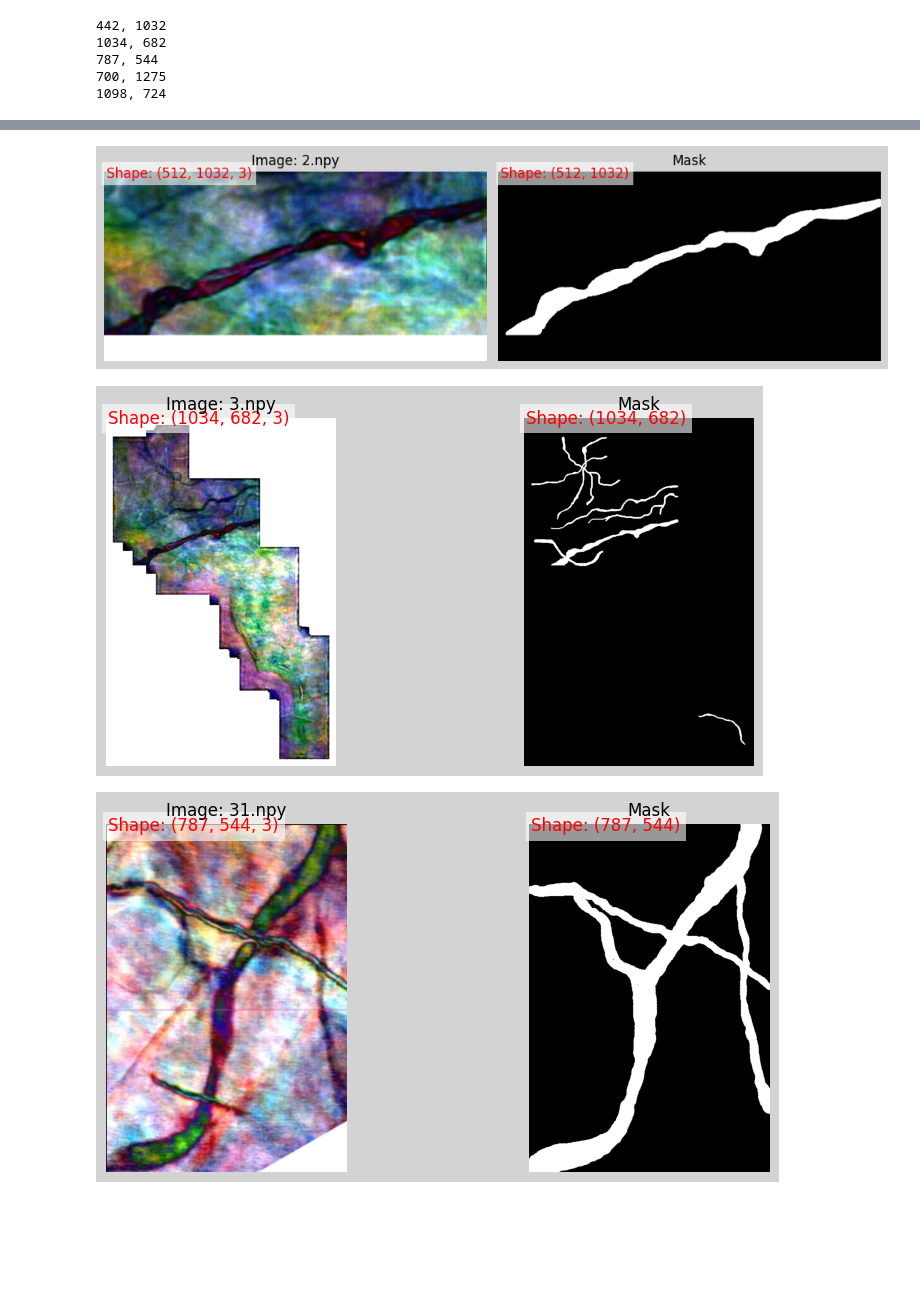
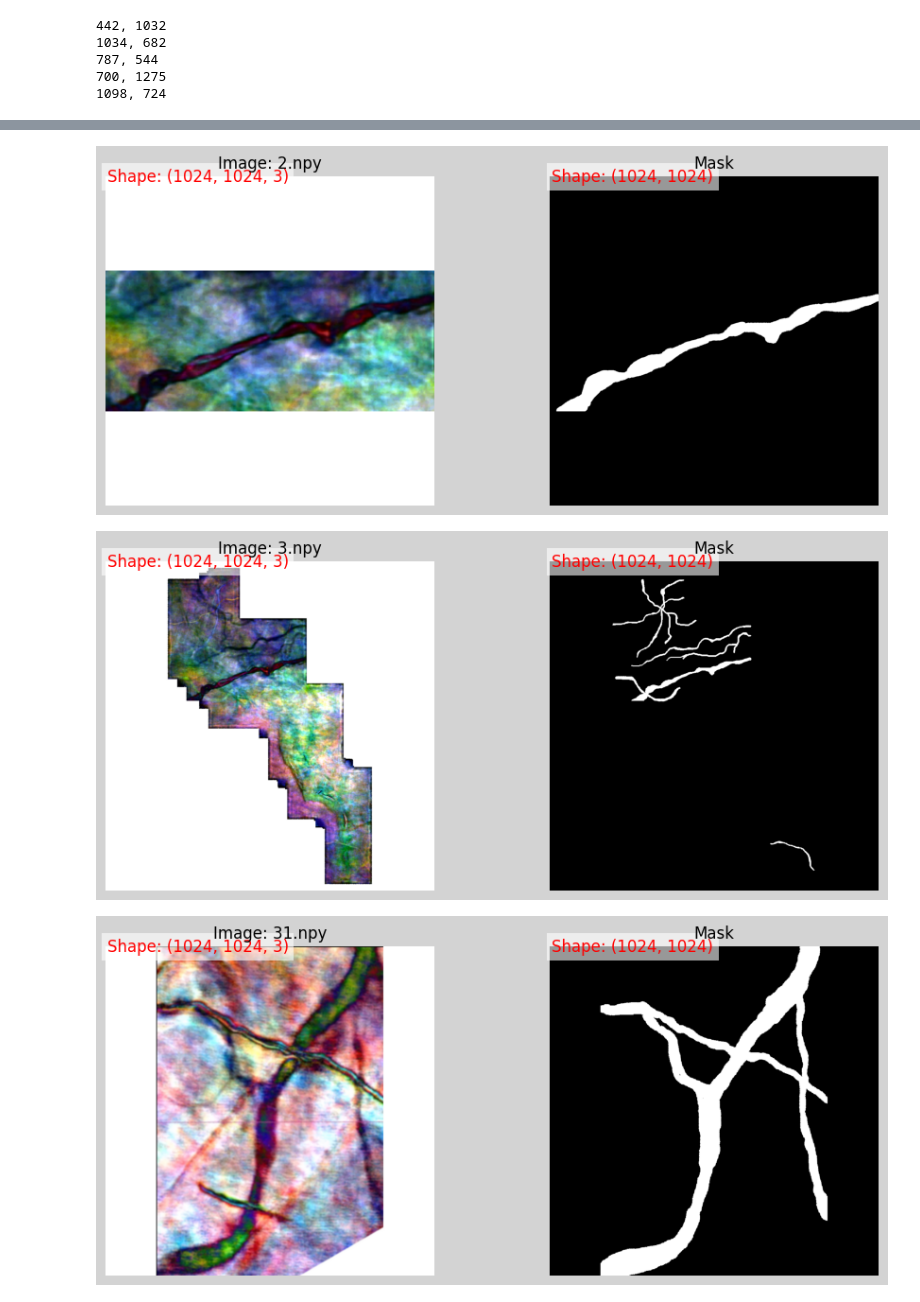
Before and after one commit to MargoBenedichuk/IT-Geo-Paleochannel, a Jupyter notebook: notebooks/add_padding.ipynb, the cells around one changed output, grey strips where cells are left out. Drawn from its saved outputs; the diff is of its cells as text; code cells hidden in the pictures; blank space fills up the shorter version.

```diff
--- a/notebooks/add_padding.ipynb
+++ b/notebooks/add_padding.ipynb
@@ -9,6 +9,10 @@ add_padding.ipynb  notebooks.md  patching.ipynb
 # %%
-images_dir = "../data/raw/val/images"
-masks_dir = "../data/raw/val/masks"
+# images_dir = "../data/vessels/images"
+# masks_dir = "../data/vessels/masks"
+
+images_dir = "/home/ilya/Documents/IT-Geo-Paleochannel/data/raw/val/images"
+masks_dir = "/home/ilya/Documents/IT-Geo-Paleochannel/data/raw/val/masks"
+
 
 image_files = sorted([
     f for f in os.listdir(images_dir)
@@ -131,8 +134,8 @@ import os
 import numpy as np
 import matplotlib.pyplot as plt
 
-images_dir = "../data/padded/val/images"
-masks_dir = "../data/padded/val/masks"
+images_dir = "../data/padded_1024/val/images"
+masks_dir = "../data/padded_1024/val/masks"
 
 image_files = sorted([
     f for f in os.listdir(images_dir)
@@ -146,33 +149,33 @@ for fname in image_files:
     if not os.path.exists(mask_path):
         print(f"[SKIP] нет маски для {fname}")
         continue
 
     image = np.load(img_path)
     mask = np.load(mask_path)
 
     # Создаем figure с серым фоном
     fig, axes = plt.subplots(1, 2, figsize=(10, 4), facecolor='lightgray')
 
     # Для изображения
     axes[0].imshow(image, cmap="gray")
     axes[0].set_title(f"Image: {fname}")
     axes[0].set_facecolor('lightgray')
     axes[0].axis("off")
     # Добавляем шейп прямо на картинку
     axes[0].text(5, 15, f"Shape: {image.shape}", color="red", fontsize=12,
                  bbox=dict(facecolor='white', alpha=0.6, edgecolor='none'))
 
     # Для маски
     axes[1].imshow(mask, cmap="gray")
     axes[1].set_title("Mask")
     axes[1].set_facecolor('lightgray')
     axes[1].axis("off")
     axes[1].text(5, 15, f"Shape: {mask.shape}", color="red", fontsize=12,
                  bbox=dict(facecolor='white', alpha=0.6, edgecolor='none'))
 
     plt.tight_layout()
     plt.show()
 # %% [output]
-[figure, old version]
+[figure, new version]
-[figure, old version]
+[figure, new version]
-[figure, old version]
+[figure, new version]
```
Also changed, not shown: parts of 3 cells of this notebook, 7 other files.
